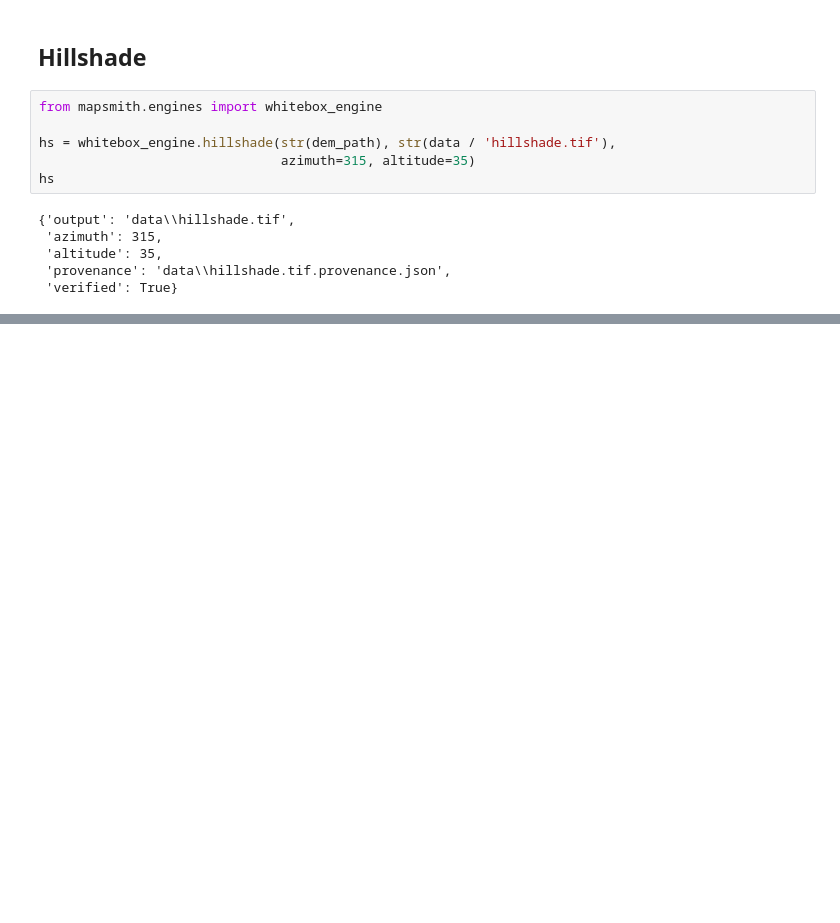
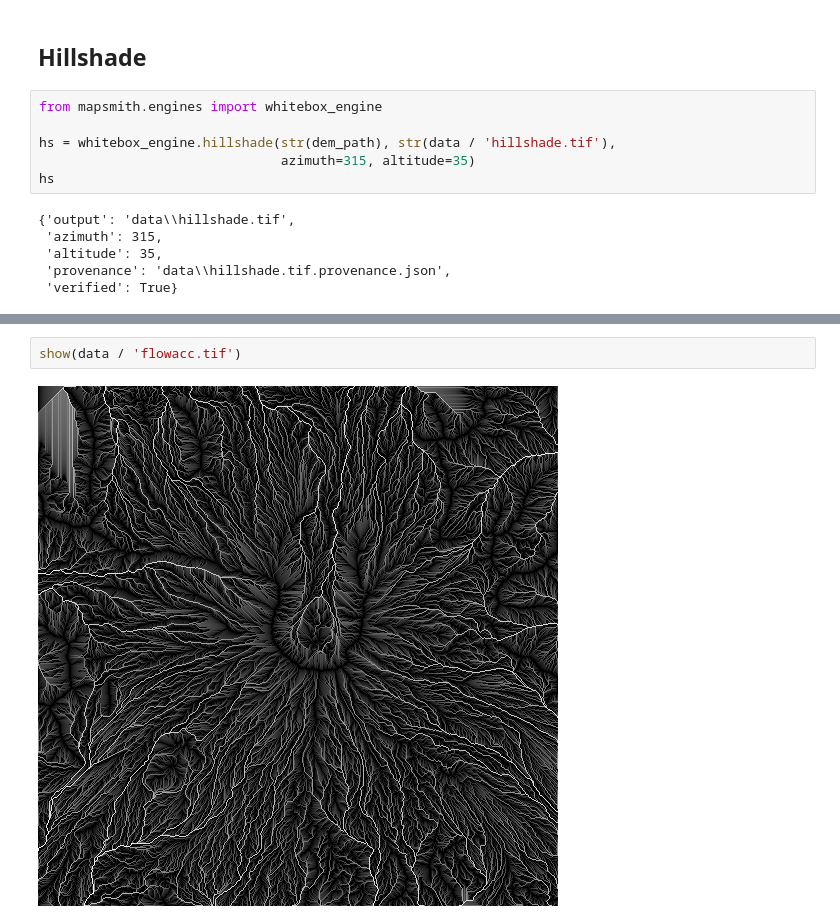
Before and after one commit to mapsmith-ai/MapSmith, a Jupyter notebook: examples/02_terrain_hydrology.ipynb, the cells around one changed output, grey strips where cells are left out. Drawn from its saved outputs; the diff is of its cells as text; blank space fills up the shorter version.

```diff
--- a/examples/02_terrain_hydrology.ipynb
+++ b/examples/02_terrain_hydrology.ipynb
@@ -105,0 +79,4 @@ Image(data=base64.b64decode(png['png_data_uri'].split(',', 1)[1]), width=360)
+# %%
+show(data / 'flowacc.tif')
+# %% [output]
+[figure, added]
```
Also changed, not shown: parts of 21 cells of this notebook, 6 other files.
